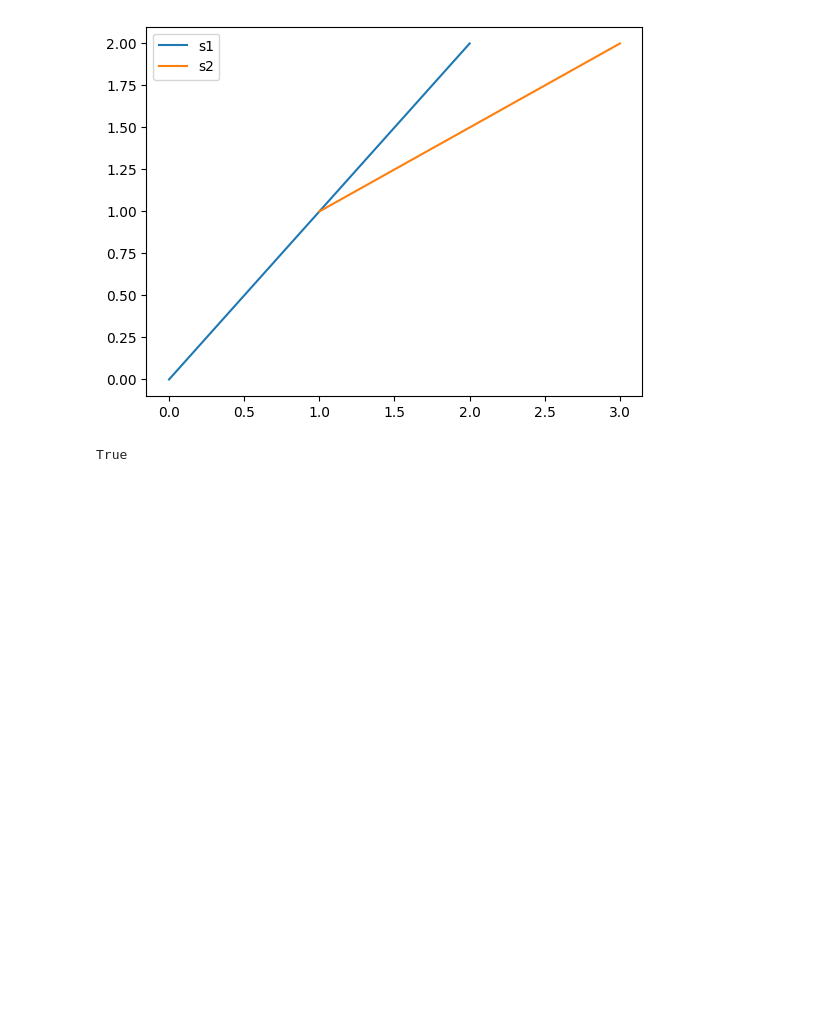
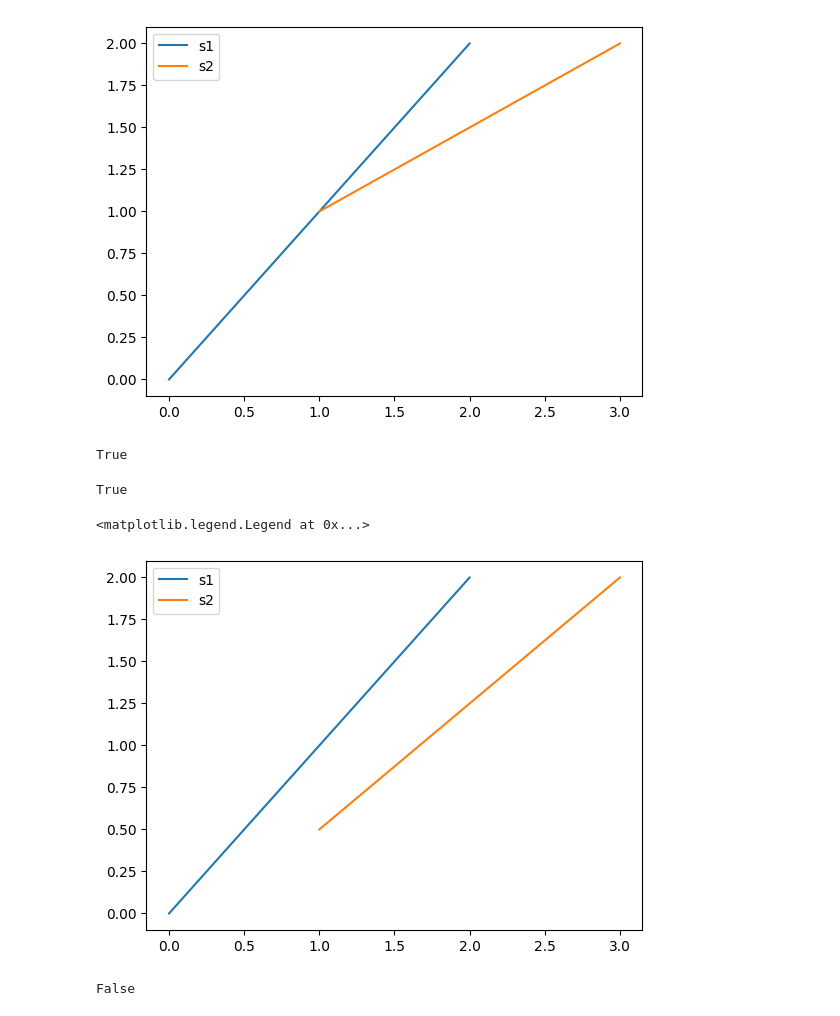
Before and after one commit to Pagutri/Tarea2Geometria, a Jupyter notebook: test_interseccion.ipynb, the cells around one changed output. Drawn from its saved outputs; the diff is of its cells as text; code cells hidden in the pictures; blank space fills up the shorter version.

```diff
--- a/test_interseccion.ipynb
+++ b/test_interseccion.ipynb
@@ -45,3 +49,26 @@ plt.legend()
 F.on_segment(p1, p2, p4)
 # %% [output]
 True
+# %%
+F.segments_intersect(s1, s2)
+# %% [output]
+True
+# %%
+p1 = Point(0, 0)
+p2 = Point(2, 2)
+p3 = Point(3, 2)
+p4 = Point(1, 0.5)
+
+s1 = Segment(p1, p2)
+s2 = Segment(p3, p4)
+
+s1.dibujar("s1")
+s2.dibujar("s2")
+plt.legend()
+# %% [output]
+<matplotlib.legend.Legend at 0x...>
+[figure, added]
+# %%
+F.segments_intersect(s1, s2)
+# %% [output]
+False
```
Also changed, not shown: parts of 1 cell of this notebook, 1 other file.
